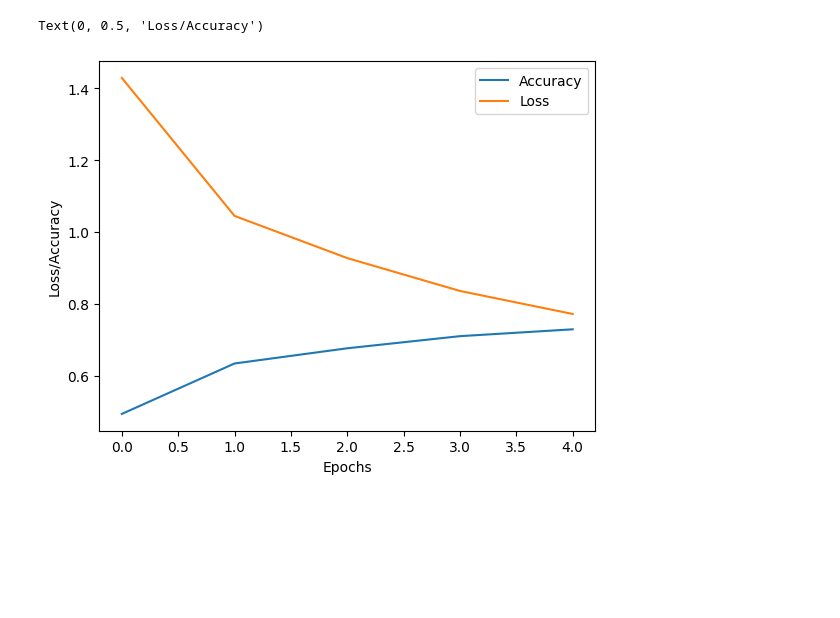
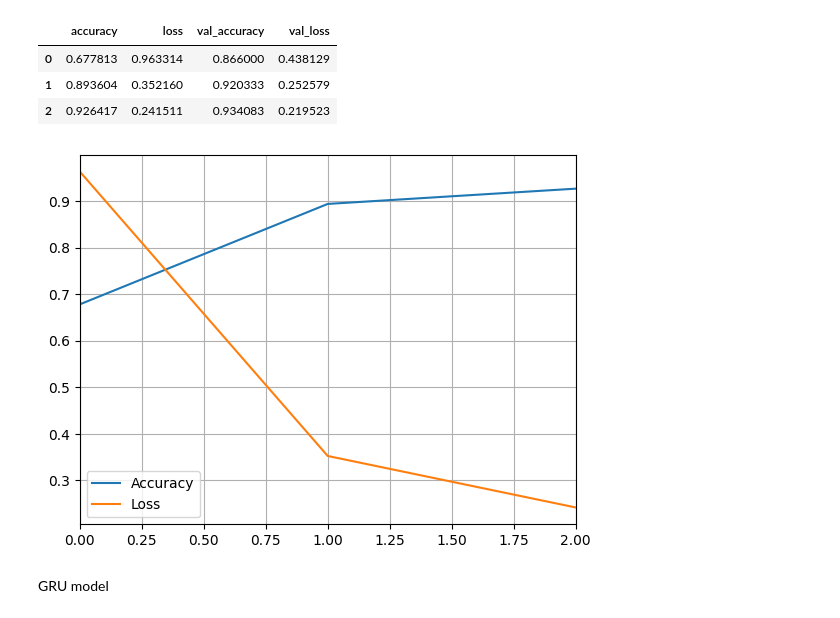
Before and after one commit to yashsalunkhe22/myfirstgit, a Jupyter notebook: chapter_appendix-tools-for-deep-learning/jupyter.ipynb, the cells around one changed output. Cells and saved outputs as stored; diff of their text form; code cells hidden in the pictures; blank space fills up the shorter version.

```diff
--- a/chapter_appendix-tools-for-deep-learning/jupyter.ipynb
+++ b/chapter_appendix-tools-for-deep-learning/jupyter.ipynb
@@ -74,0 +79,6 @@ plt.show()
+# %%
+model_lstm.add(Dense(10, activation='softmax'))
+# %%
+model_lstm.compile(optimizer='adam', loss='categorical_crossentropy', metrics=['accuracy'])
+# %%
+history_lstm = model_lstm.fit(xtrain_scaled, ytrain_encode, epochs=3, validation_split=0.2, batch_size=128, verbose=2)
@@ -759,10 +94,19 @@ Test Loss: 0.9183, Test Accuracy: 0.6802
-# %%
-h5=pd.DataFrame(history5.history)
-plt.plot(h5['accuracy'],label='Accuracy')
-plt.plot(h5['loss'],label='Loss')
-plt.legend()
-plt.xlabel('Epochs')
-plt.ylabel('Loss/Accuracy')
-# %% [output]
-Text(0, 0.5, 'Loss/Accuracy')
-[figure, removed]
+# %%
+his2=pd.DataFrame(history_lstm.history)
+# %%
+his2
+# %% [output]
+|  | accuracy | loss | val_accuracy | val_loss |
+| 0 | 0.677813 | 0.963314 | 0.866000 | 0.438129 |
+| 1 | 0.893604 | 0.352160 | 0.920333 | 0.252579 |
+| 2 | 0.926417 | 0.241511 | 0.934083 | 0.219523 |
+# %%
+plt.plot(his2['accuracy'],label='Accuracy')
+plt.plot(his2['loss'],label='Loss')
+plt.xlim(0,2)
+plt.legend()
+plt.grid(True)
+# %% [output]
+[figure, added]
+# %% [markdown]
+GRU model
```
Also changed, not shown: parts of 230 cells of this notebook.
